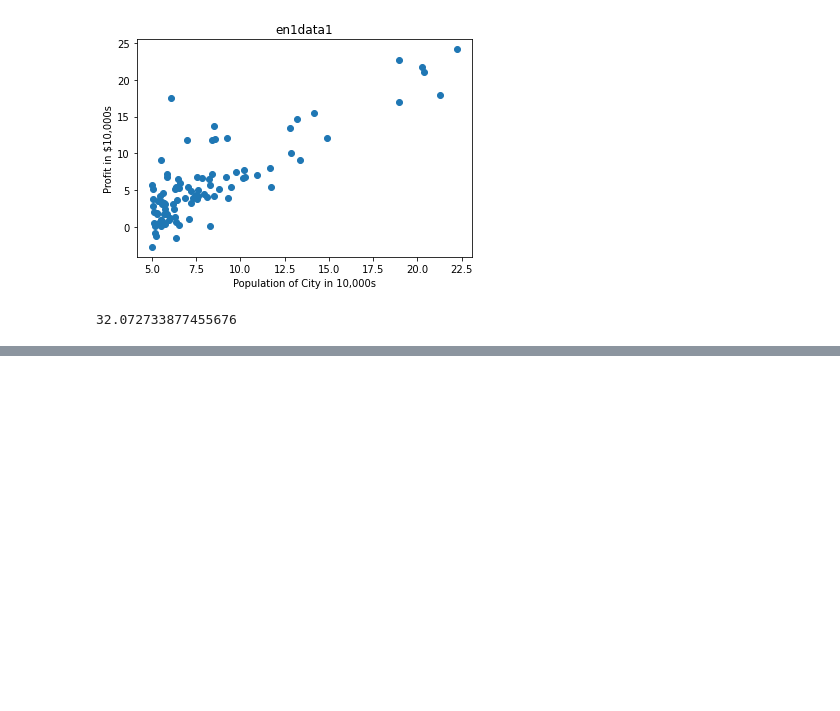
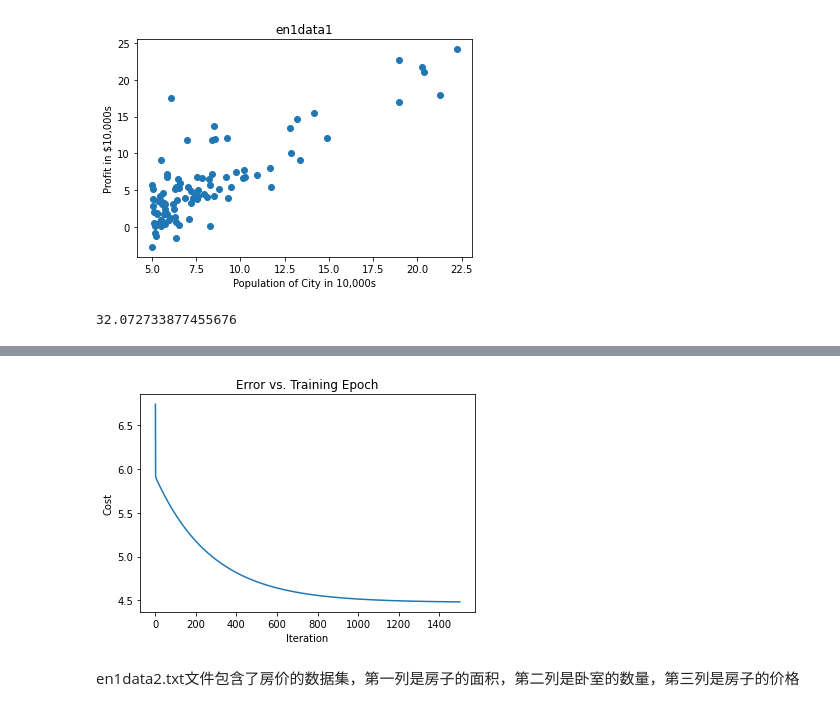
Before and after one commit to sleepGuy404/code, a Jupyter notebook: ex1-linear regression/ex1.ipynb, the cells around one changed output, grey strips where cells are left out. Drawn from its saved outputs; the diff is of its cells as text; code cells hidden in the pictures; blank space fills up the shorter version.

```diff
--- a/ex1-linear regression/ex1.ipynb
+++ b/ex1-linear regression/ex1.ipynb
@@ -26,13 +26,12 @@ plt.show()
 # %% [output]
 [figure]
 # %%
-# Gradient Descent
+# Computing the cost J(θ)
 def computeCost(X, y, theta):
-    temp = np.power((X.dot(theta)-y), 2)
-    return np.sum(temp)/(2*len(y))
+    return np.sum(np.power((X.dot(theta)-y), 2))/(2*len(y))
 
 
-iterations = 1500   # 迭代次数
+iterations = 1500  # 迭代次数
 alpha = 0.01    # 学习率
 X = np.column_stack((np.ones((len(x), 1)), x))    # 在x前添加一列x_0，值全为1
 theta = np.zeros((2, 1))  # 初始化theta
@@ -41,0 +88,12 @@ computeCost(X, y, theta)
+# %%
+# Visualizing J(θ)
+iter = np.linspace(1,iterations,1500)
+plt.plot(iter,cost)
+plt.xlabel('Iteration')
+plt.ylabel('Cost')
+plt.title('Error vs. Training Epoch')
+plt.show()
+# %% [output]
+[figure, added]
+# %% [markdown]
+en1data2.txt文件包含了房价的数据集，第一列是房子的面积，第二列是卧室的数量，第三列是房子的价格
```
Also changed, not shown: parts of 2 cells of this notebook.
